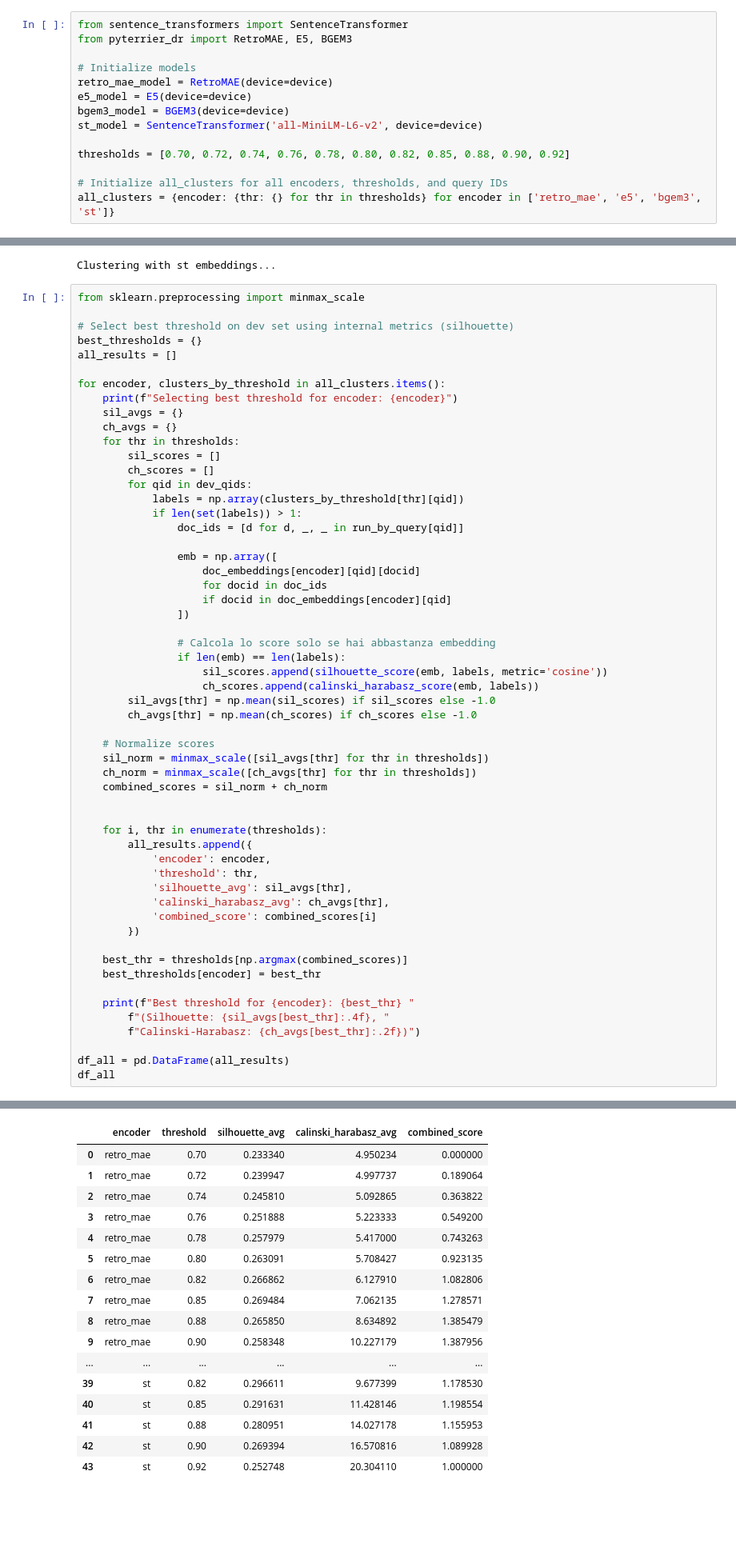
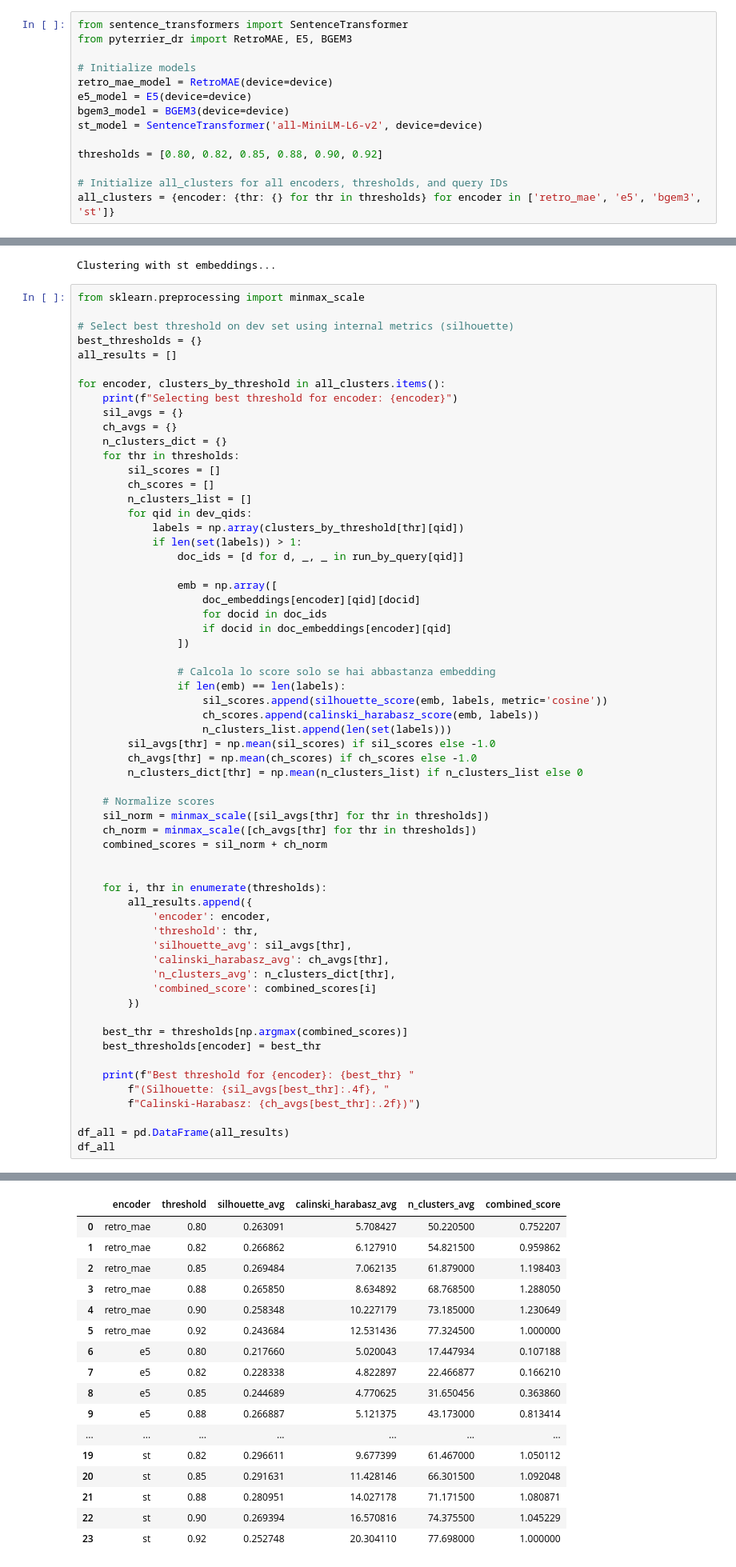
Before and after one commit to NamaWho/novelty-reranking-rag, a Jupyter notebook: rq1.ipynb, the cells around one changed output, grey strips where cells are left out. Shown at 80% size. Cells and saved outputs as stored; diff of their text form; blank space fills up the shorter version.

Commit message:
avg cluster numbers

```diff
--- a/rq1.ipynb
+++ b/rq1.ipynb
@@ -62,7 +62,7 @@ e5_model = E5(device=device)
 bgem3_model = BGEM3(device=device)
 st_model = SentenceTransformer('all-MiniLM-L6-v2', device=device)
 
-thresholds = [0.70, 0.72, 0.74, 0.76, 0.78, 0.80, 0.82, 0.85, 0.88, 0.90, 0.92]
+thresholds = [0.80, 0.82, 0.85, 0.88, 0.90, 0.92]
 
 # Initialize all_clusters for all encoders, thresholds, and query IDs
 all_clusters = {encoder: {thr: {} for thr in thresholds} for encoder in ['retro_mae', 'e5', 'bgem3', 'st']}
@@ -167,9 +167,11 @@ for encoder, clusters_by_threshold in all_clusters.items():
     print(f"Selecting best threshold for encoder: {encoder}")
     sil_avgs = {}
     ch_avgs = {}
+    n_clusters_dict = {}
     for thr in thresholds:
         sil_scores = []
         ch_scores = []
+        n_clusters_list = []
         for qid in dev_qids:
             labels = np.array(clusters_by_threshold[thr][qid])
             if len(set(labels)) > 1:
@@ -185,8 +187,10 @@ for encoder, clusters_by_threshold in all_clusters.items():
                 if len(emb) == len(labels):
                     sil_scores.append(silhouette_score(emb, labels, metric='cosine'))
                     ch_scores.append(calinski_harabasz_score(emb, labels))
+                    n_clusters_list.append(len(set(labels)))
         sil_avgs[thr] = np.mean(sil_scores) if sil_scores else -1.0
         ch_avgs[thr] = np.mean(ch_scores) if ch_scores else -1.0
+        n_clusters_dict[thr] = np.mean(n_clusters_list) if n_clusters_list else 0
 
     # Normalize scores
     sil_norm = minmax_scale([sil_avgs[thr] for thr in thresholds])
@@ -200,6 +204,7 @@ for encoder, clusters_by_threshold in all_clusters.items():
             'threshold': thr,
             'silhouette_avg': sil_avgs[thr],
             'calinski_harabasz_avg': ch_avgs[thr],
+            'n_clusters_avg': n_clusters_dict[thr],
             'combined_score': combined_scores[i]
         })
 
@@ -218,26 +223,26 @@ Best threshold for retro_mae: 0.9 (Silhouette: 0.2583, Calinski-Harabasz: 10.23)
 Selecting best threshold for encoder: e5
 Best threshold for e5: 0.92 (Silhouette: 0.2919, Calinski-Harabasz: 7.10)
 Selecting best threshold for encoder: bgem3
 Best threshold for bgem3: 0.88 (Silhouette: 0.2854, Calinski-Harabasz: 10.04)
 Selecting best threshold for encoder: st
 Best threshold for st: 0.85 (Silhouette: 0.2916, Calinski-Harabasz: 11.43)
-|  | encoder | threshold | silhouette_avg | calinski_harabasz_avg | combined_score |
-| 0 | retro_mae | 0.70 | 0.233340 | 4.950234 | 0.000000 |
-| 1 | retro_mae | 0.72 | 0.239947 | 4.997737 | 0.189064 |
-| 2 | retro_mae | 0.74 | 0.245810 | 5.092865 | 0.363822 |
-| 3 | retro_mae | 0.76 | 0.251888 | 5.223333 | 0.549200 |
-| 4 | retro_mae | 0.78 | 0.257979 | 5.417000 | 0.743263 |
-| 5 | retro_mae | 0.80 | 0.263091 | 5.708427 | 0.923135 |
-| 6 | retro_mae | 0.82 | 0.266862 | 6.127910 | 1.082806 |
-| 7 | retro_mae | 0.85 | 0.269484 | 7.062135 | 1.278571 |
-| 8 | retro_mae | 0.88 | 0.265850 | 8.634892 | 1.385479 |
-| 9 | retro_mae | 0.90 | 0.258348 | 10.227179 | 1.387956 |
-| ... | ... | ... | ... | ... | ... |
-| 39 | st | 0.82 | 0.296611 | 9.677399 | 1.178530 |
-| 40 | st | 0.85 | 0.291631 | 11.428146 | 1.198554 |
-| 41 | st | 0.88 | 0.280951 | 14.027178 | 1.155953 |
-| 42 | st | 0.90 | 0.269394 | 16.570816 | 1.089928 |
-| 43 | st | 0.92 | 0.252748 | 20.304110 | 1.000000 |
+|  | encoder | threshold | silhouette_avg | calinski_harabasz_avg | n_clusters_avg | combined_score |
+| 0 | retro_mae | 0.80 | 0.263091 | 5.708427 | 50.220500 | 0.752207 |
+| 1 | retro_mae | 0.82 | 0.266862 | 6.127910 | 54.821500 | 0.959862 |
+| 2 | retro_mae | 0.85 | 0.269484 | 7.062135 | 61.879000 | 1.198403 |
+| 3 | retro_mae | 0.88 | 0.265850 | 8.634892 | 68.768500 | 1.288050 |
+| 4 | retro_mae | 0.90 | 0.258348 | 10.227179 | 73.185000 | 1.230649 |
+| 5 | retro_mae | 0.92 | 0.243684 | 12.531436 | 77.324500 | 1.000000 |
+| 6 | e5 | 0.80 | 0.217660 | 5.020043 | 17.447934 | 0.107188 |
+| 7 | e5 | 0.82 | 0.228338 | 4.822897 | 22.466877 | 0.166210 |
+| 8 | e5 | 0.85 | 0.244689 | 4.770625 | 31.650456 | 0.363860 |
+| 9 | e5 | 0.88 | 0.266887 | 5.121375 | 43.173000 | 0.813414 |
+| ... | ... | ... | ... | ... | ... | ... |
+| 19 | st | 0.82 | 0.296611 | 9.677399 | 61.467000 | 1.050112 |
+| 20 | st | 0.85 | 0.291631 | 11.428146 | 66.301500 | 1.092048 |
+| 21 | st | 0.88 | 0.280951 | 14.027178 | 71.171500 | 1.080871 |
+| 22 | st | 0.90 | 0.269394 | 16.570816 | 74.375500 | 1.045229 |
+| 23 | st | 0.92 | 0.252748 | 20.304110 | 77.698000 | 1.000000 |
 # %%
 # Evaluate selected threshold on test set (internal metrics)
 results = []
```
Also changed, not shown: parts of 7 cells of this notebook.
